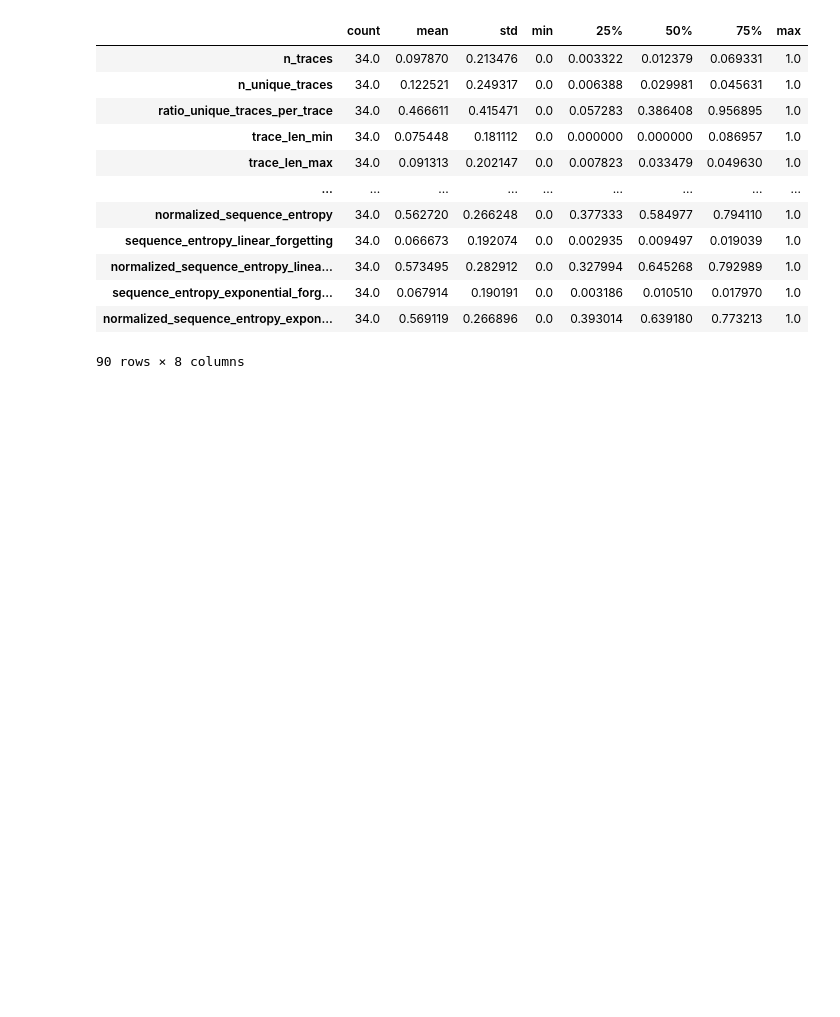
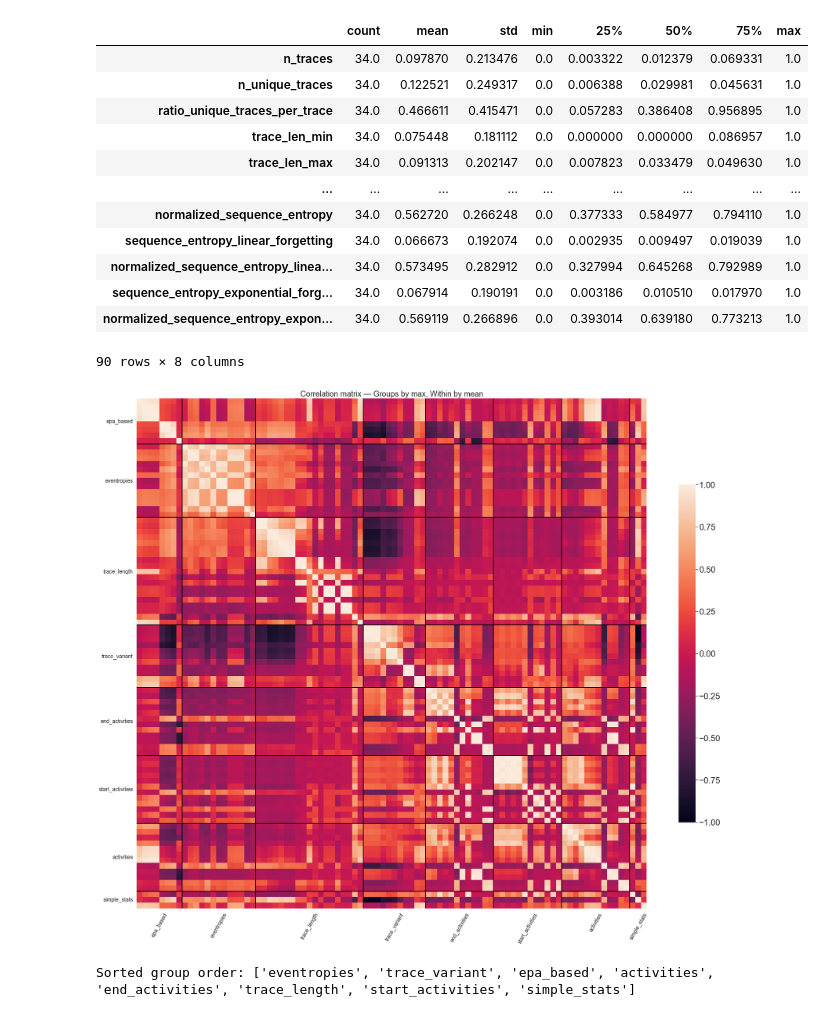
Before and after one commit to andreamalhera/SHAining, a Jupyter notebook: notebooks/section5_greedy_feature_selection.ipynb, the cells around one changed output. Saved outputs shown, nothing was run; the diff lists cells and outputs as text; code cells hidden in the pictures; blank space fills up the shorter version.

```diff
--- a/notebooks/section5_greedy_feature_selection.ipynb
+++ b/notebooks/section5_greedy_feature_selection.ipynb
@@ -89,0 +297,65 @@ def plot_miner_correlation(input_df):
+# %%
+groups = {
+    "simple_stats": [
+        'n_traces', 'n_unique_traces', 'ratio_unique_traces_per_trace'
+    ],
+    "trace_length": [
+        'trace_len_min', 'trace_len_max', 'trace_len_mean', 'trace_len_median', 'trace_len_mode',
+        'trace_len_std', 'trace_len_variance', 'trace_len_q1', 'trace_len_q3', 'trace_len_iqr',
+        'trace_len_geometric_mean', 'trace_len_geometric_std', 'trace_len_harmonic_mean',
+        'trace_len_skewness', 'trace_len_kurtosis', 'trace_len_coefficient_variation',
+        'trace_len_entropy', 'trace_len_skewness_hist', 'trace_len_kurtosis_hist'
+    ],
+    "trace_variant": [
+        'ratio_most_common_variant', 'ratio_top_1_variants', 'ratio_top_5_variants',
+        'ratio_top_10_variants', 'ratio_top_20_variants', 'ratio_top_50_variants',
+        'ratio_top_75_variants', 'mean_variant_occurrence', 'std_variant_occurrence',
+        'skewness_variant_occurrence', 'kurtosis_variant_occurrence'
+    ],
+    "activities": [
+        'n_unique_activities', 'activities_min', 'activities_max', 'activities_mean',
+        'activities_median', 'activities_std', 'activities_variance', 'activities_q1',
+        'activities_q3', 'activities_iqr', 'activities_skewness', 'activities_kurtosis'
+    ],
+    "start_activities": [
+        'n_unique_start_activities', 'start_activities_min', 'start_activities_max',
+        'start_activities_mean', 'start_activities_median', 'start_activities_std',
+        'start_activities_variance', 'start_activities_q1', 'start_activities_q3',
+        'start_activities_iqr', 'start_activities_skewness', 'start_activities_kurtosis'
+    ],
+    "end_activities": [
+        'n_unique_end_activities', 'end_activities_min', 'end_activities_max',
+        'end_activities_mean', 'end_activities_median', 'end_activities_std',
+        'end_activities_variance', 'end_activities_q1', 'end_activities_q3',
+        'end_activities_iqr', 'end_activities_skewness', 'end_activities_kurtosis'
+    ],
+    "eventropies": [
+        'entropy_trace', 'entropy_prefix', 'entropy_global_block', 'entropy_lempel_ziv',
+        'entropy_k_block_diff_1', 'entropy_k_block_diff_3', 'entropy_k_block_diff_5',
+        'entropy_k_block_ratio_1', 'entropy_k_block_ratio_3', 'entropy_k_block_ratio_5',
+        'entropy_knn_3', 'entropy_knn_5', 'entropy_knn_7'
+    ],
+    "epa_based": [
+        'variant_entropy', 'normalized_variant_entropy', 'sequence_entropy',
+        'normalized_sequence_entropy', 'sequence_entropy_linear_forgetting',
+        'normalized_sequence_entropy_linear_forgetting', 'sequence_entropy_exponential_forgetting',
+        'normalized_sequence_entropy_exponential_forgetting'
+    ]
+}
+#corr_sorted = plot_miner_correlation_sorted(scaled_dmf, groups)
+#corr_matrix, sorted_group_order = plot_miner_correlation_sorted_groups(scaled_dmf, groups)
+#print("Sorted group order:", sorted_group_order)
+#corr_matrix, sorted_group_order = plot_miner_correlation_group_labels(scaled_dmf, groups)
+#print("Sorted group order:", sorted_group_order)
+corr_matrix, sorted_groups = plot_miner_correlation_group_labels_flex(
+    df,
+    groups=groups,
+    group_mode="max",
+    within_mode="mean",         # sort features within each group by typical correlation
+    group_top_k=5,
+    within_top_k=3
+)
+print("Sorted group order:", sorted_group_order)
+# %% [output]
+[figure, added]
+Sorted group order: ['eventropies', 'trace_variant', 'epa_based', 'activities', 'end_activities', 'trace_length', 'start_activities', 'simple_stats']
```
Also changed, not shown: parts of 9 cells of this notebook, 1 other file.
